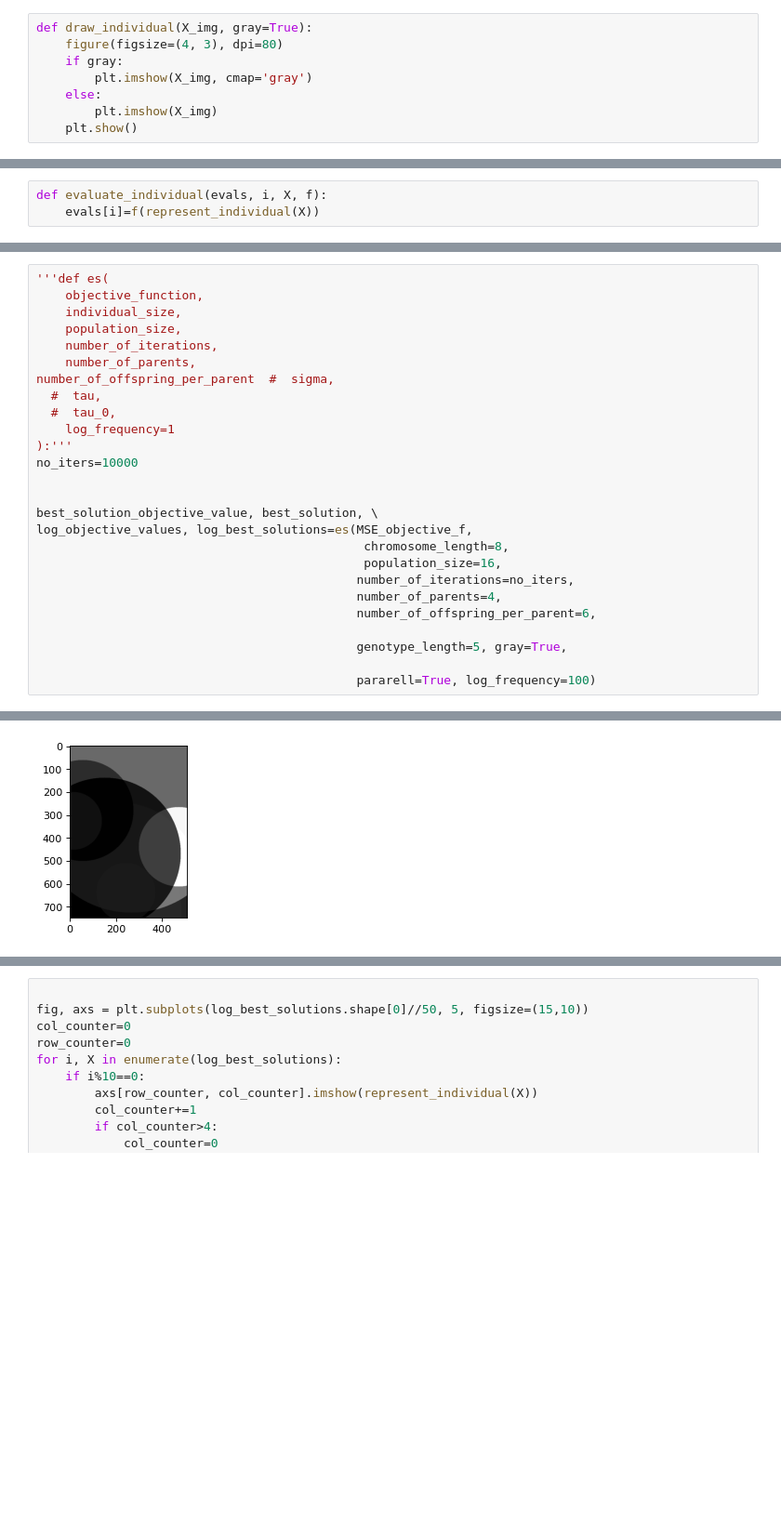
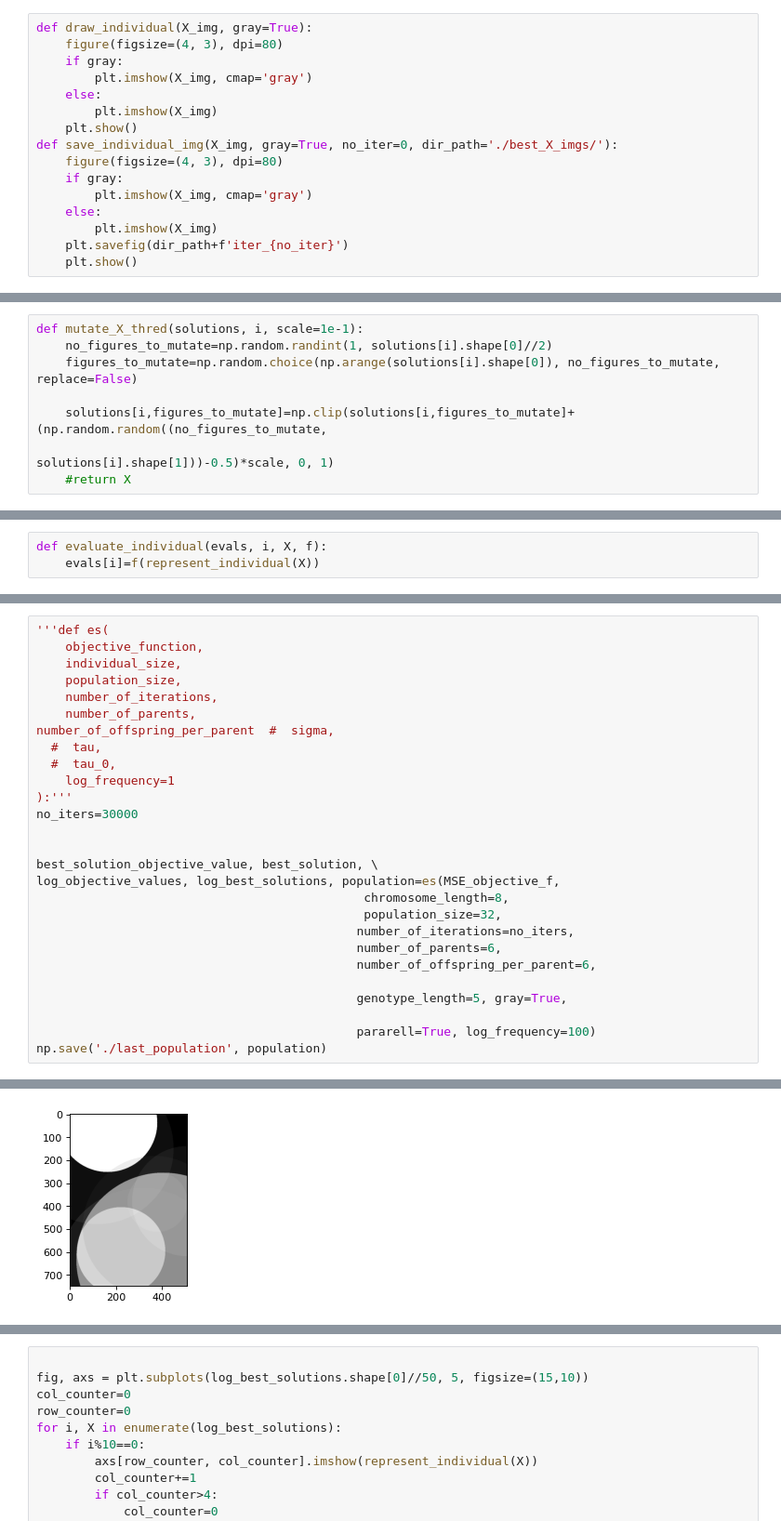
Before and after one commit to kpuchalskixiv/Evolutionary_Art, a Jupyter notebook: projekt.ipynb, the cells around one changed output, grey strips where cells are left out. Shown at 93% size. Saved outputs shown, nothing was run; the diff lists cells and outputs as text; blank space fills up the shorter version.

```diff
--- a/projekt.ipynb
+++ b/projekt.ipynb
@@ -204,6 +195,14 @@ def draw_individual(X_img, gray=True):
     else:
         plt.imshow(X_img)
     plt.show()
+def save_individual_img(X_img, gray=True, no_iter=0, dir_path='./best_X_imgs/'):
+    figure(figsize=(4, 3), dpi=80)
+    if gray:
+        plt.imshow(X_img, cmap='gray')
+    else:
+        plt.imshow(X_img)
+    plt.savefig(dir_path+f'iter_{no_iter}')
+    plt.show()
 # %%
 #flatten_target_image=target_img.flatten()
 def MSE_objective_f(X_img):
@@ -218,6 +223,14 @@ def mutate_X(X, scale=1e-1):
     X[figures_to_mutate]=np.clip(X[figures_to_mutate]+(np.random.random((no_figures_to_mutate,
                                                                          X.shape[1]))-0.5)*scale, 0, 1)
     return X
+# %%
+def mutate_X_thred(solutions, i, scale=1e-1):
+    no_figures_to_mutate=np.random.randint(1, solutions[i].shape[0]//2)
+    figures_to_mutate=np.random.choice(np.arange(solutions[i].shape[0]), no_figures_to_mutate, replace=False)
+
+    solutions[i,figures_to_mutate]=np.clip(solutions[i,figures_to_mutate]+(np.random.random((no_figures_to_mutate,
+                                                                         solutions[i].shape[1]))-0.5)*scale, 0, 1)
+    #return X
 # %%
 rpop=random_population(10, 4, genotype_len=5, gray=True)
 print(MSE_objective_f(represent_individual(rpop[0])))
@@ -414,18 +462,19 @@ number_of_offspring_per_parent  #  sigma,
   #  tau_0,
     log_frequency=1
 ):'''
-no_iters=10000
+no_iters=30000
 
 
 best_solution_objective_value, best_solution, \
-log_objective_values, log_best_solutions=es(MSE_objective_f,
+log_objective_values, log_best_solutions, population=es(MSE_objective_f,
                                              chromosome_length=8,
-                                             population_size=16,
+                                             population_size=32,
                                             number_of_iterations=no_iters,
-                                            number_of_parents=4,
+                                            number_of_parents=6,
                                             number_of_offspring_per_parent=6,
 
                                             genotype_length=5, gray=True,
 
                                             pararell=True, log_frequency=100)
+np.save('./last_population', population)
 # %% [output]
@@ -433 +482 @@ Iteration 0000 : best score = 7549.03949981, mean score = 9057.23038927.
-[figure, old version]
+[figure, new version]
```
Also changed, not shown: parts of 10 cells of this notebook, 1 other file.
